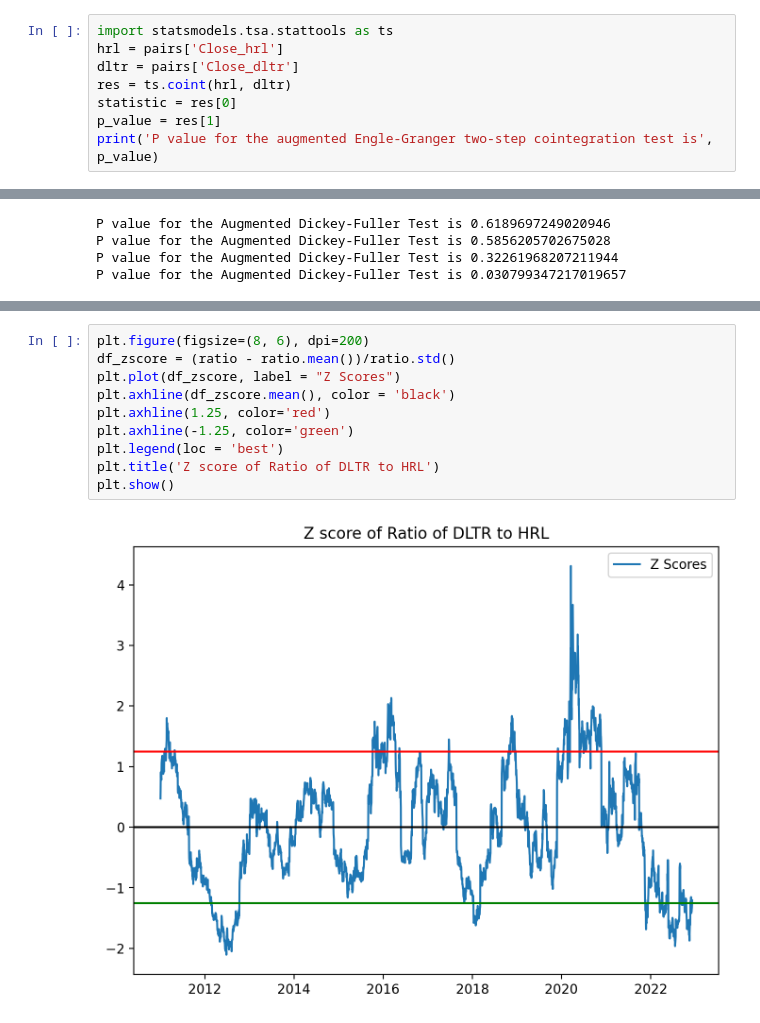
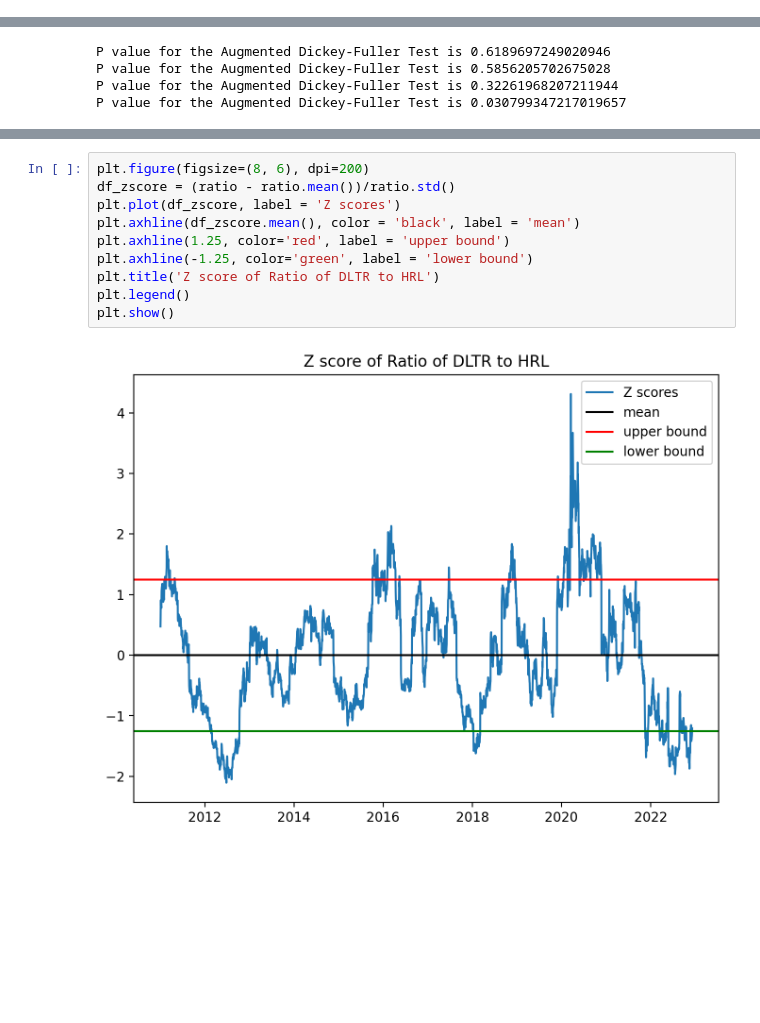
Before and after one commit to dev-matthew/stat198-final, a Jupyter notebook: Stat198.ipynb, the cells around one changed output, grey strips where cells are left out. Cells and saved outputs as stored; diff of their text form; blank space fills up the shorter version.

```diff
--- a/Stat198.ipynb
+++ b/Stat198.ipynb
@@ -79,11 +79,3 @@ pairs
 | 2022-12-06 | 46.840000 | 145.089996 |
 | 2022-12-07 | 47.619999 | 144.990005 |
 3004 rows × 2 columns
-# %%
-import statsmodels.tsa.stattools as ts
-hrl = pairs['Close_hrl']
-dltr = pairs['Close_dltr']
-res = ts.coint(hrl, dltr)
-statistic = res[0]
-p_value = res[1]
-print('P value for the augmented Engle-Granger two-step cointegration test is', p_value)
@@ -119,15 +108,15 @@ Text(0.5, 1.0, 'Price Ratio between hrl and dltf')
 # %%
 plt.figure(figsize=(8, 6), dpi=200)
 df_zscore = (ratio - ratio.mean())/ratio.std()
-plt.plot(df_zscore, label = "Z Scores")
-plt.axhline(df_zscore.mean(), color = 'black')
-plt.axhline(1.25, color='red')
-plt.axhline(-1.25, color='green')
-plt.legend(loc = 'best')
+plt.plot(df_zscore, label = 'Z scores')
+plt.axhline(df_zscore.mean(), color = 'black', label = 'mean')
+plt.axhline(1.25, color='red', label = 'upper bound')
+plt.axhline(-1.25, color='green', label = 'lower bound')
 plt.title('Z score of Ratio of DLTR to HRL')
+plt.legend()
 plt.show()
 # %% [output]
-[figure, old version]
+[figure, new version]
 # %%
 plt.figure(figsize=(8, 6), dpi=200)
 ratio.plot()
```
Also changed, not shown: parts of 5 cells of this notebook.
